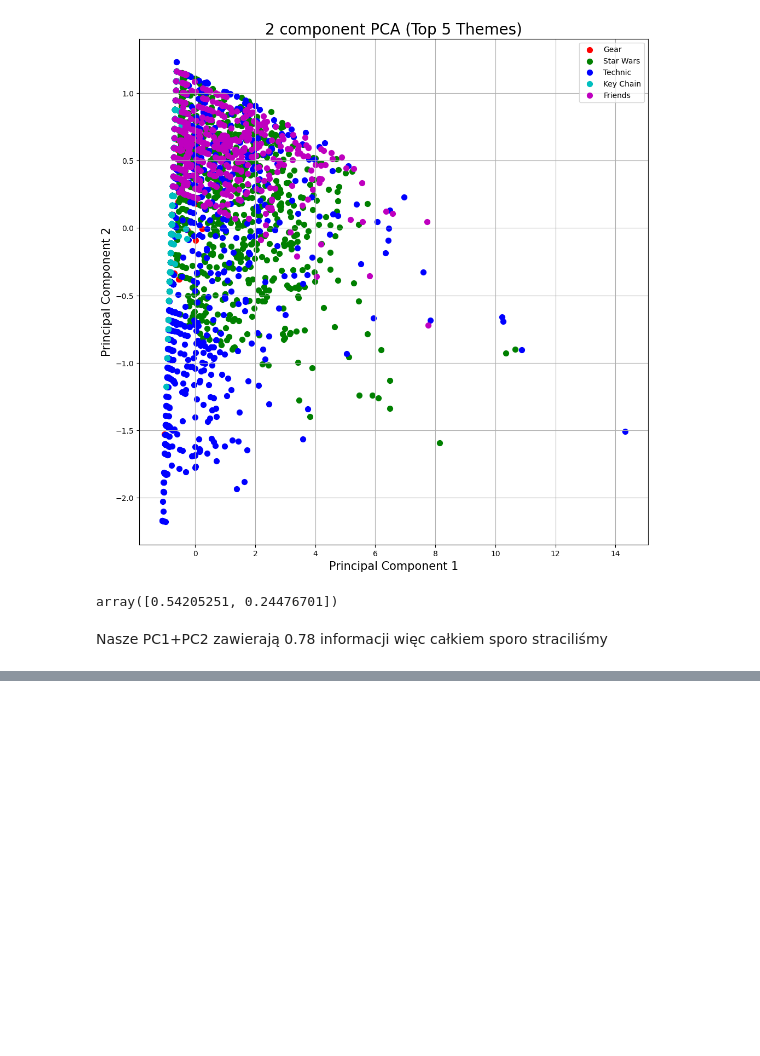
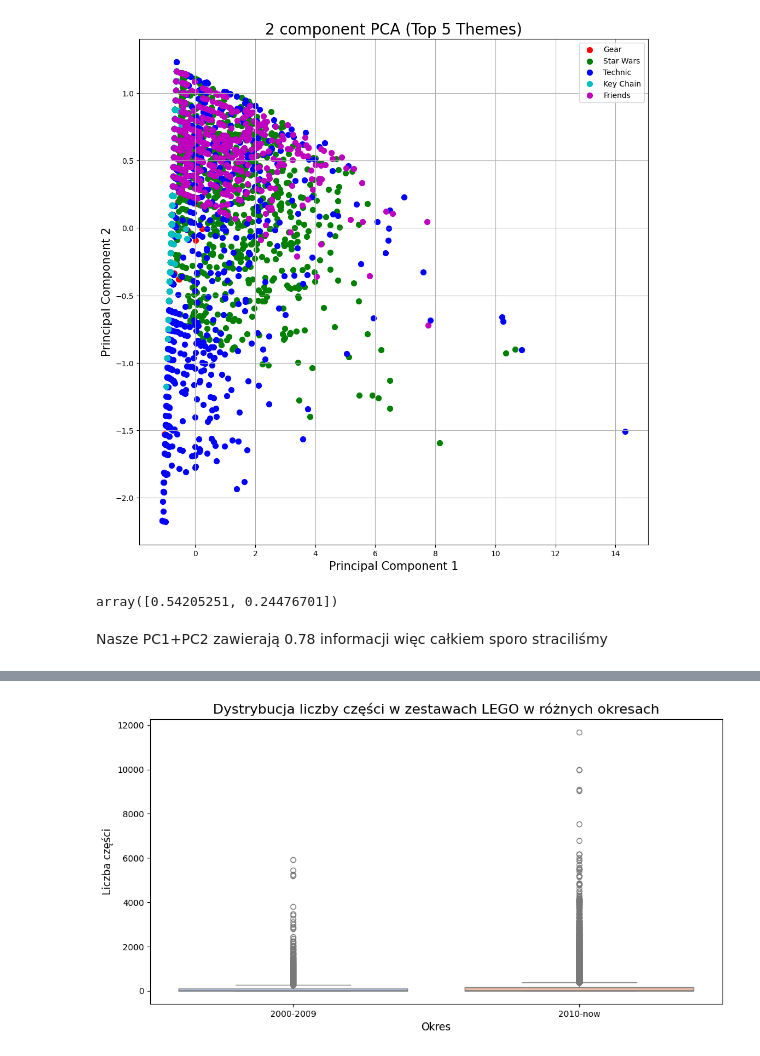
Before and after one commit to adlisow/klocki_test, a Jupyter notebook: Lego.ipynb, the cells around one changed output, grey strips where cells are left out. Saved outputs shown, nothing was run; the diff lists cells and outputs as text; code cells hidden in the pictures; blank space fills up the shorter version.

```diff
--- a/Lego.ipynb
+++ b/Lego.ipynb
@@ -434,0 +539,17 @@ Nasze PC1+PC2 zawierają 0.78 informacji więc całkiem sporo straciliśmy
+# %%
+# Opcjonalnie: wykres pudełkowy dla dystrybucji
+plt.figure(figsize=(12, 6))
+sns.boxplot(
+    x=pd.cut(sets_with_parts['year'], bins=[1999, 2009, 2024], labels=["2000-2009", "2010-now"]),
+    y=sets_with_parts['num_parts'],
+    hue=pd.cut(sets_with_parts['year'], bins=[1999, 2009, 2024], labels=["2000-2009", "2010-now"]),
+    palette="coolwarm",
+    dodge=False,
+    legend=False
+)
+plt.title("Dystrybucja liczby części w zestawach LEGO w różnych okresach", fontsize=16)
+plt.ylabel("Liczba części", fontsize=12)
+plt.xlabel("Okres", fontsize=12)
+plt.show()
+# %% [output]
+[figure, added]
```
Also changed, not shown: parts of 14 cells of this notebook.
